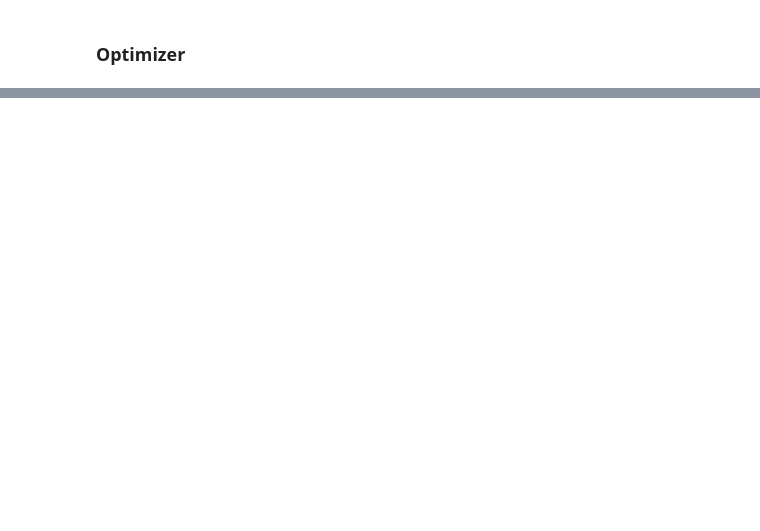
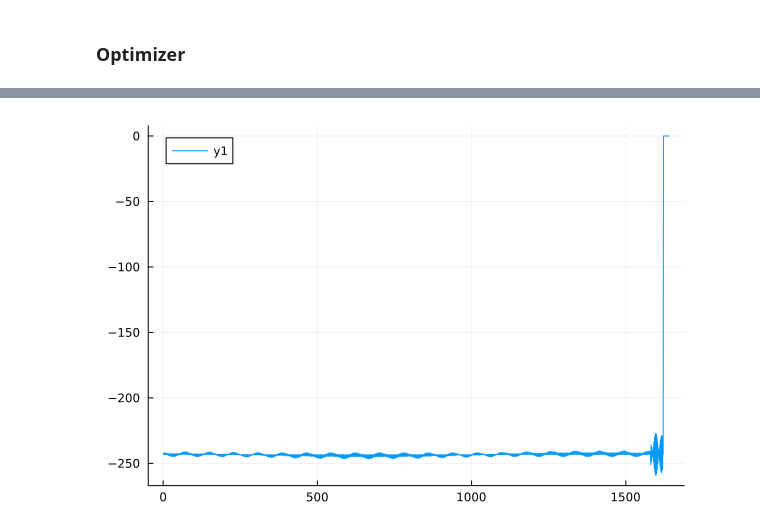
Before and after one commit to bergermann/Dragoon.jl, a Jupyter notebook: examples/20 discs, Newton.ipynb, the cells around one changed output, grey strips where cells are left out. Saved outputs shown, nothing was run; the diff lists cells and outputs as text; code cells hidden in the pictures; blank space fills up the shorter version.

```diff
--- a/examples/20 discs, Newton.ipynb
+++ b/examples/20 discs, Newton.ipynb
@@ -315,0 +101,4 @@ Gradient norm: 4.71e6
+# %%
+plot([hist[i].objvalue for i in 1:(4*20^2+2*20)])
+# %% [output]
+[figure, added]
```
Also changed, not shown: parts of 11 cells of this notebook, 2 other files.
